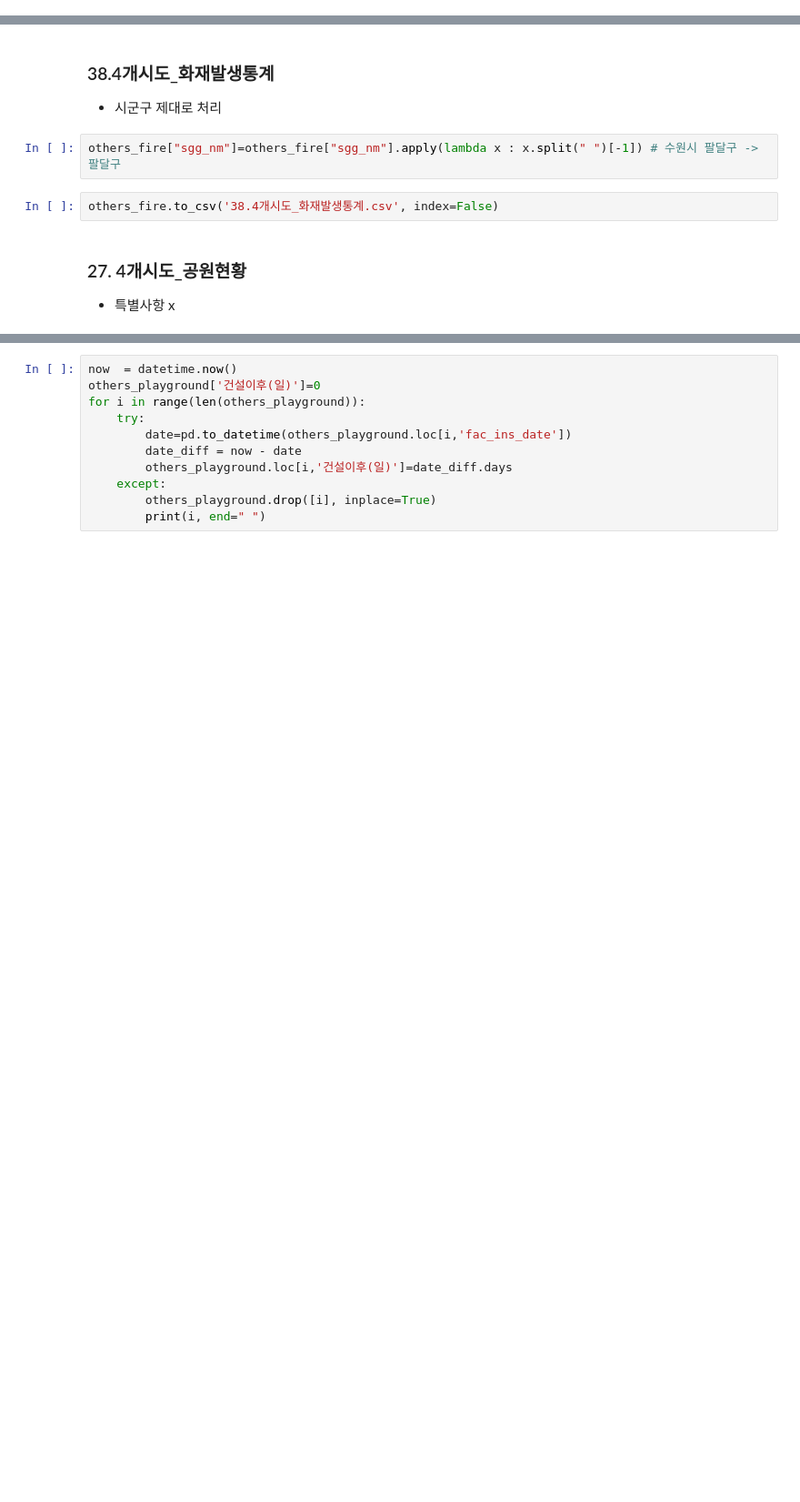
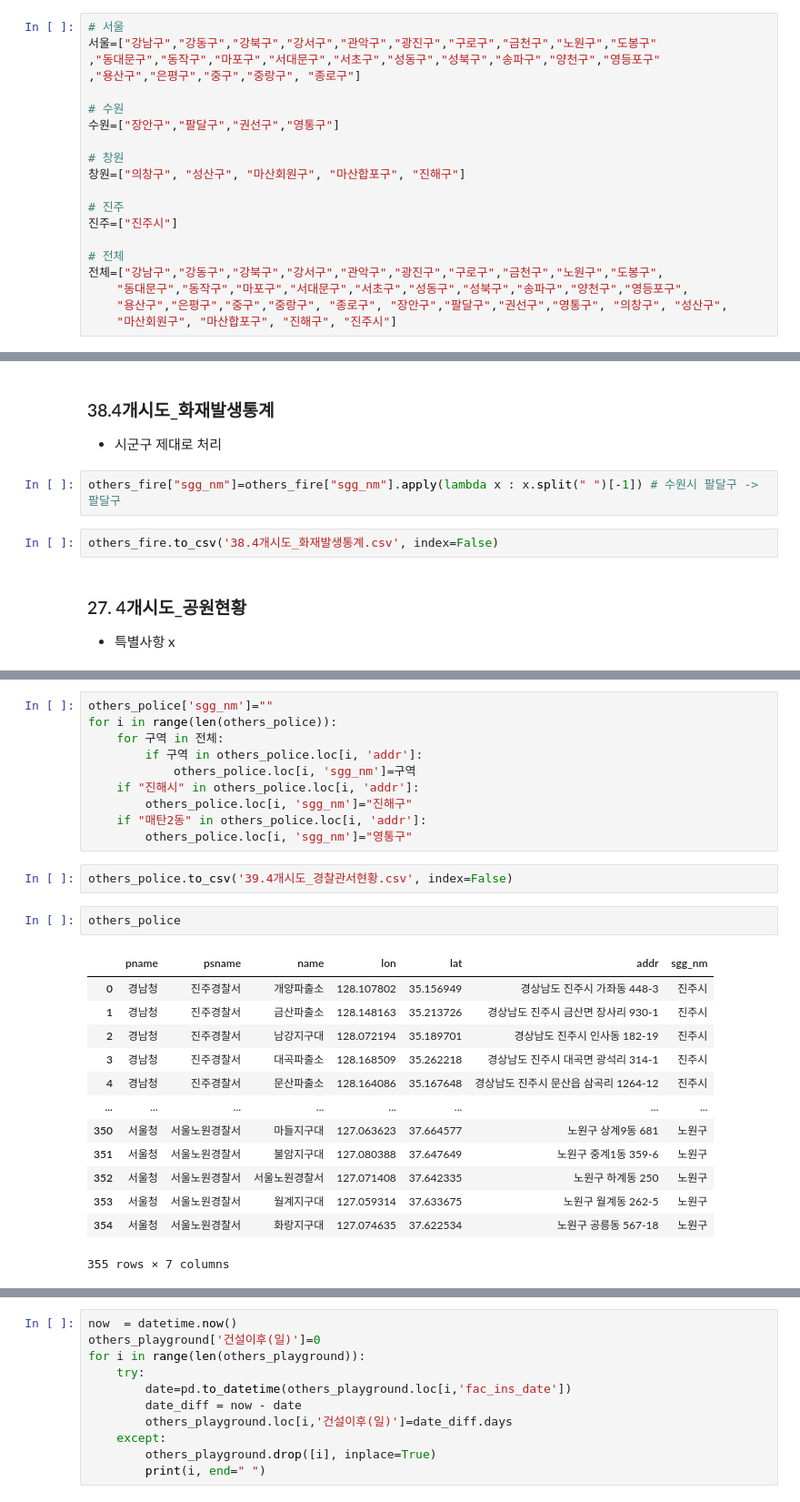
Before and after one commit to yxbxn/COMPAS2021-Suwon, a Jupyter notebook: EDA/전처리/전처리_나연.ipynb, the cells around one changed output, grey strips where cells are left out. Shown at 91% size. Saved outputs shown, nothing was run; the diff lists cells and outputs as text; blank space fills up the shorter version.

```diff
--- a/EDA/전처리/전처리_나연.ipynb
+++ b/EDA/전처리/전처리_나연.ipynb
@@ -110,3 +115,23 @@ GetCompasData('SBJ_2109_001', '42', '42.4개시도_편의점현황.geojson')
 # others_playground = pd.read_csv('40.4개시도_어린이놀이시설현황.csv')
 # others_land_use_plan = gpd.read_file('41.4개시도_토지이용계획도.geojson')
 # others_convenience = gpd.read_file('42.4개시도_편의점현황.geojson')
+# %%
+# 서울
+서울=["강남구","강동구","강북구","강서구","관악구","광진구","구로구","금천구","노원구","도봉구"
+,"동대문구","동작구","마포구","서대문구","서초구","성동구","성북구","송파구","양천구","영등포구"
+,"용산구","은평구","중구","중랑구", "종로구"]
+
+# 수원
+수원=["장안구","팔달구","권선구","영통구"]
+
+# 창원
+창원=["의창구", "성산구", "마산회원구", "마산합포구", "진해구"]
+
+# 진주
+진주=["진주시"]
+
+# 전체
+전체=["강남구","강동구","강북구","강서구","관악구","광진구","구로구","금천구","노원구","도봉구",
+    "동대문구","동작구","마포구","서대문구","서초구","성동구","성북구","송파구","양천구","영등포구",
+    "용산구","은평구","중구","중랑구", "종로구", "장안구","팔달구","권선구","영통구", "의창구", "성산구",
+    "마산회원구", "마산합포구", "진해구", "진주시"]
@@ -271,0 +339,28 @@ others_fire.to_csv('38.4개시도_화재발생통계.csv', index=False)
+# %%
+others_police['sgg_nm']=""
+for i in range(len(others_police)):
+    for 구역 in 전체:
+        if 구역 in others_police.loc[i, 'addr']:
+            others_police.loc[i, 'sgg_nm']=구역
+    if "진해시" in others_police.loc[i, 'addr']:
+        others_police.loc[i, 'sgg_nm']="진해구"
+    if "매탄2동" in others_police.loc[i, 'addr']:
+        others_police.loc[i, 'sgg_nm']="영통구"
+# %%
+others_police.to_csv('39.4개시도_경찰관서현황.csv', index=False)
+# %%
+others_police
+# %% [output]
+|  | pname | psname | name | lon | lat | addr | sgg_nm |
+| 0 | 경남청 | 진주경찰서 | 개양파출소 | 128.107802 | 35.156949 | 경상남도 진주시 가좌동 448-3 | 진주시 |
+| 1 | 경남청 | 진주경찰서 | 금산파출소 | 128.148163 | 35.213726 | 경상남도 진주시 금산면 장사리 930-1 | 진주시 |
+| 2 | 경남청 | 진주경찰서 | 남강지구대 | 128.072194 | 35.189701 | 경상남도 진주시 인사동 182-19 | 진주시 |
+| 3 | 경남청 | 진주경찰서 | 대곡파출소 | 128.168509 | 35.262218 | 경상남도 진주시 대곡면 광석리 314-1 | 진주시 |
+| 4 | 경남청 | 진주경찰서 | 문산파출소 | 128.164086 | 35.167648 | 경상남도 진주시 문산읍 삼곡리 1264-12 | 진주시 |
+| ... | ... | ... | ... | ... | ... | ... | ... |
+| 350 | 서울청 | 서울노원경찰서 | 마들지구대 | 127.063623 | 37.664577 | 노원구 상계9동 681 | 노원구 |
+| 351 | 서울청 | 서울노원경찰서 | 불암지구대 | 127.080388 | 37.647649 | 노원구 중계1동 359-6 | 노원구 |
+| 352 | 서울청 | 서울노원경찰서 | 서울노원경찰서 | 127.071408 | 37.642335 | 노원구 하계동 250 | 노원구 |
+| 353 | 서울청 | 서울노원경찰서 | 월계지구대 | 127.059314 | 37.633675 | 노원구 월계동 262-5 | 노원구 |
+| 354 | 서울청 | 서울노원경찰서 | 화랑지구대 | 127.074635 | 37.622534 | 노원구 공릉동 567-18 | 노원구 |
+355 rows × 7 columns
```
Also changed, not shown: parts of 18 cells of this notebook, 1 other file.
